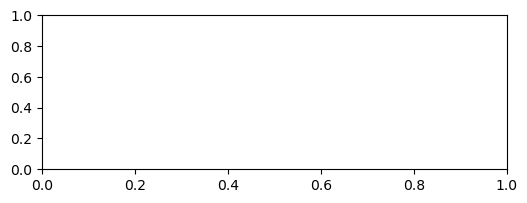
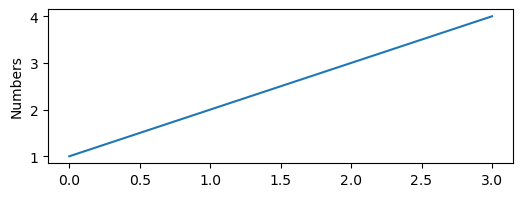
The change to this notebook cell's code, shown as a diff; its figure went from the first image to the second:
--- before
+++ after
@@ -1,2 +1,3 @@
-plt.plot([1,2,3,],[1,4,9,16])
+plt.plot([1,2,3,4])
 plt.ylabel('Numbers')
+plt.show()

Commit: Matplotlib code added